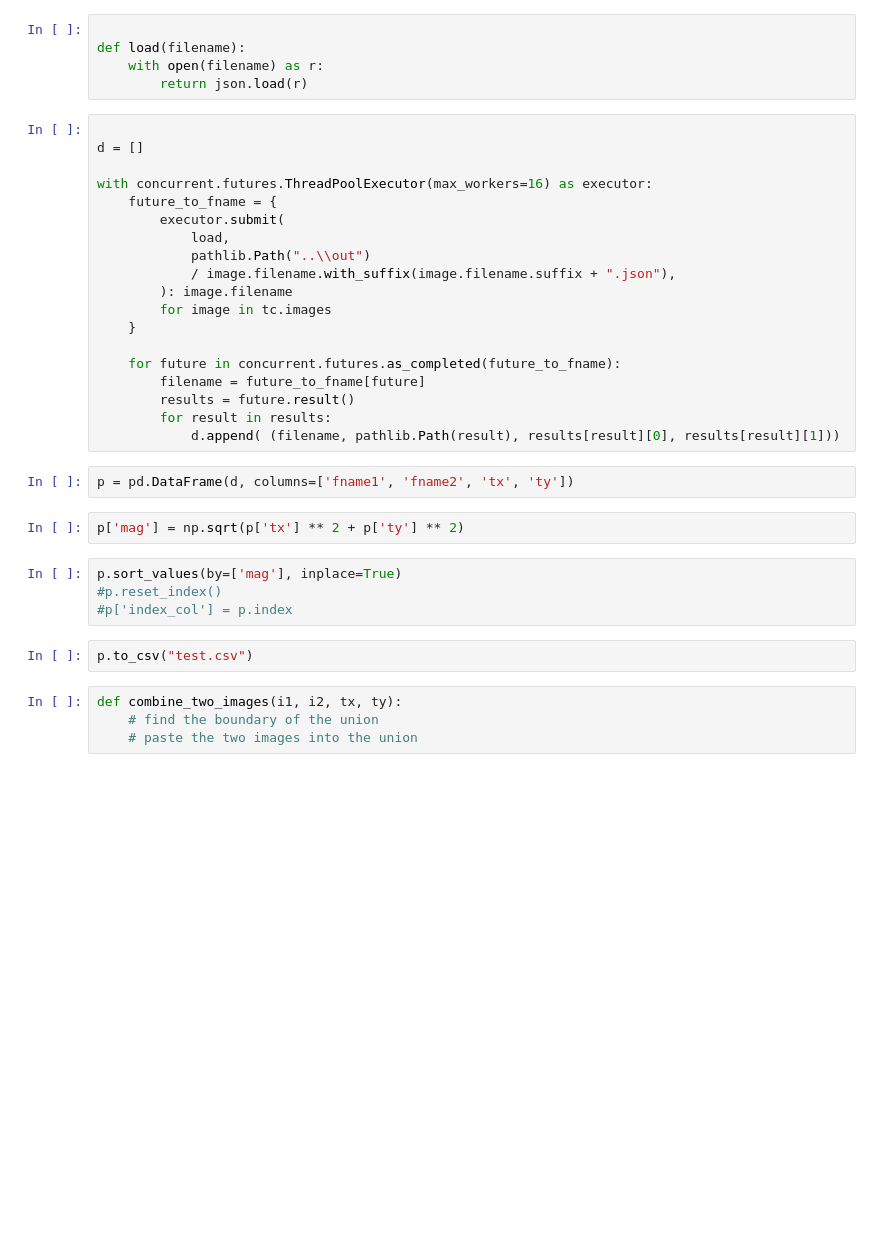
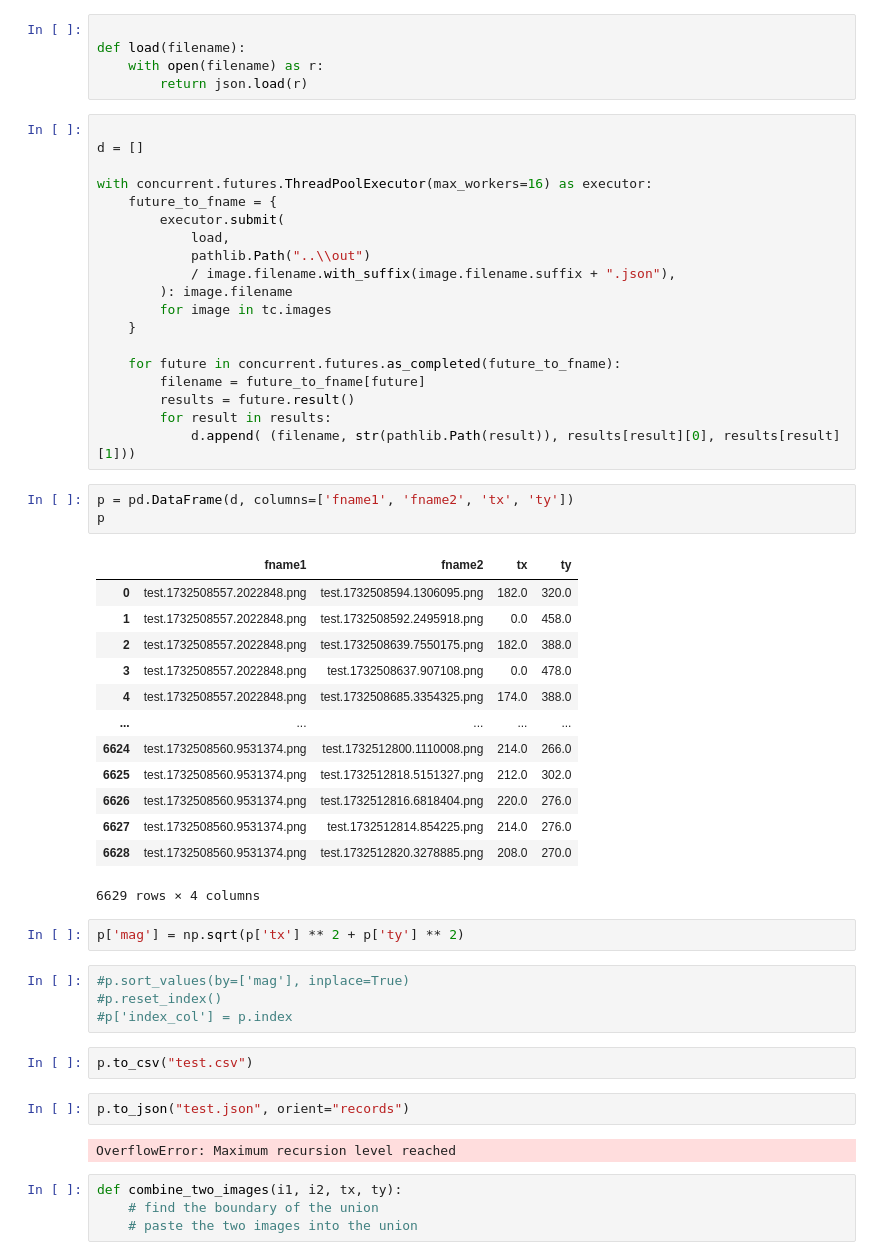
Before and after one commit to dakoner/microscope_ui, a Jupyter notebook: stitcher/test.ipynb, the cells around one changed output. Cells and saved outputs as stored; diff of their text form; blank space fills up the shorter version.

```diff
--- a/stitcher/test.ipynb
+++ b/stitcher/test.ipynb
@@ -44,17 +44,36 @@ with concurrent.futures.ThreadPoolExecutor(max_workers=16) as executor:
         filename = future_to_fname[future]
         results = future.result()
         for result in results:
-            d.append( (filename, pathlib.Path(result), results[result][0], results[result][1]))
+            d.append( (filename, str(pathlib.Path(result)), results[result][0], results[result][1]))
 # %%
 p = pd.DataFrame(d, columns=['fname1', 'fname2', 'tx', 'ty'])
+p
+# %% [output]
+|  | fname1 | fname2 | tx | ty |
+| 0 | test.1732508557.2022848.png | test.1732508594.1306095.png | 182.0 | 320.0 |
+| 1 | test.1732508557.2022848.png | test.1732508592.2495918.png | 0.0 | 458.0 |
+| 2 | test.1732508557.2022848.png | test.1732508639.7550175.png | 182.0 | 388.0 |
+| 3 | test.1732508557.2022848.png | test.1732508637.907108.png | 0.0 | 478.0 |
+| 4 | test.1732508557.2022848.png | test.1732508685.3354325.png | 174.0 | 388.0 |
+| ... | ... | ... | ... | ... |
+| 6624 | test.1732508560.9531374.png | test.1732512800.1110008.png | 214.0 | 266.0 |
+| 6625 | test.1732508560.9531374.png | test.1732512818.5151327.png | 212.0 | 302.0 |
+| 6626 | test.1732508560.9531374.png | test.1732512816.6818404.png | 220.0 | 276.0 |
+| 6627 | test.1732508560.9531374.png | test.1732512814.854225.png | 214.0 | 276.0 |
+| 6628 | test.1732508560.9531374.png | test.1732512820.3278885.png | 208.0 | 270.0 |
+6629 rows × 4 columns
 # %%
 p['mag'] = np.sqrt(p['tx'] ** 2 + p['ty'] ** 2)
 # %%
-p.sort_values(by=['mag'], inplace=True)
+#p.sort_values(by=['mag'], inplace=True)
 #p.reset_index()
 #p['index_col'] = p.index
 # %%
 p.to_csv("test.csv")
+# %%
+p.to_json("test.json", orient="records")
+# %% [output]
+OverflowError: Maximum recursion level reached
 # %%
 def combine_two_images(i1, i2, tx, ty):
     # find the boundary of the union
```
Also changed, not shown: 4 other files.
